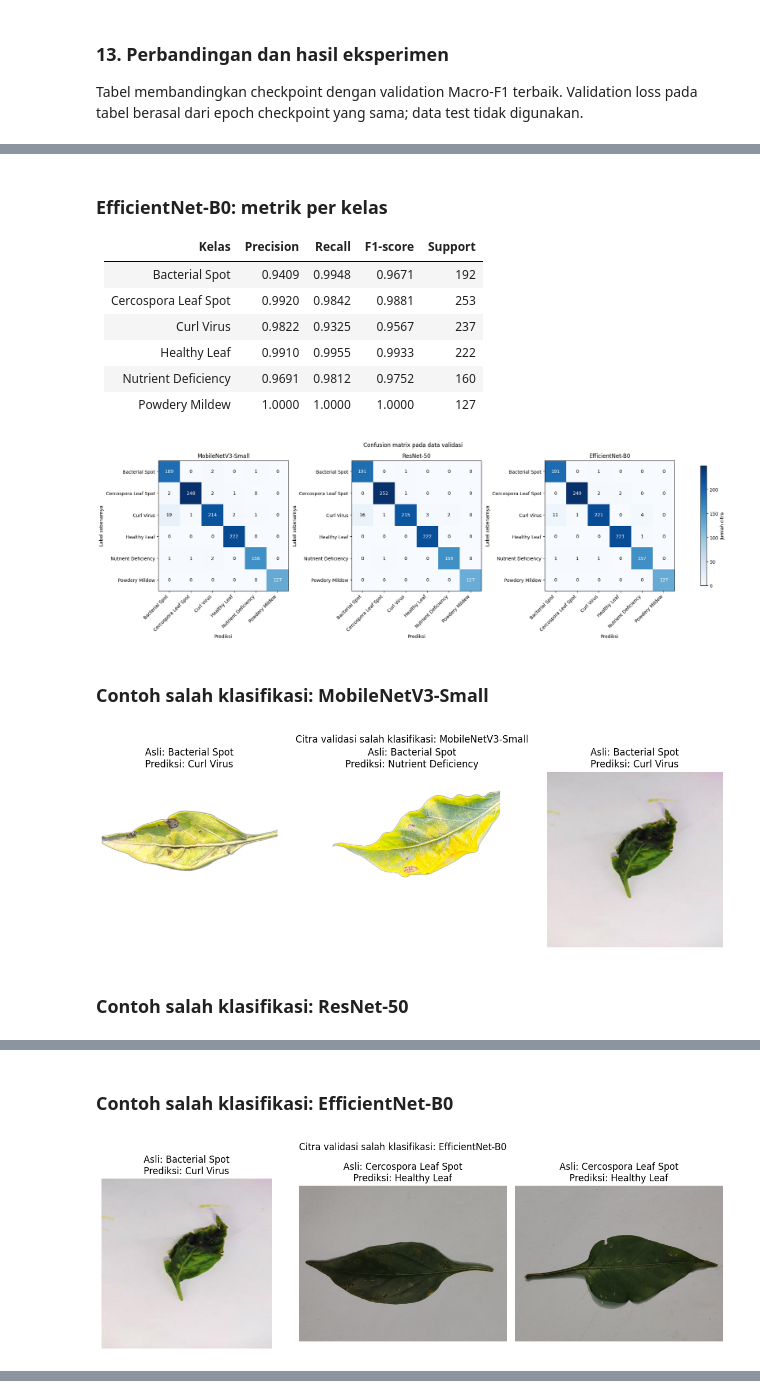
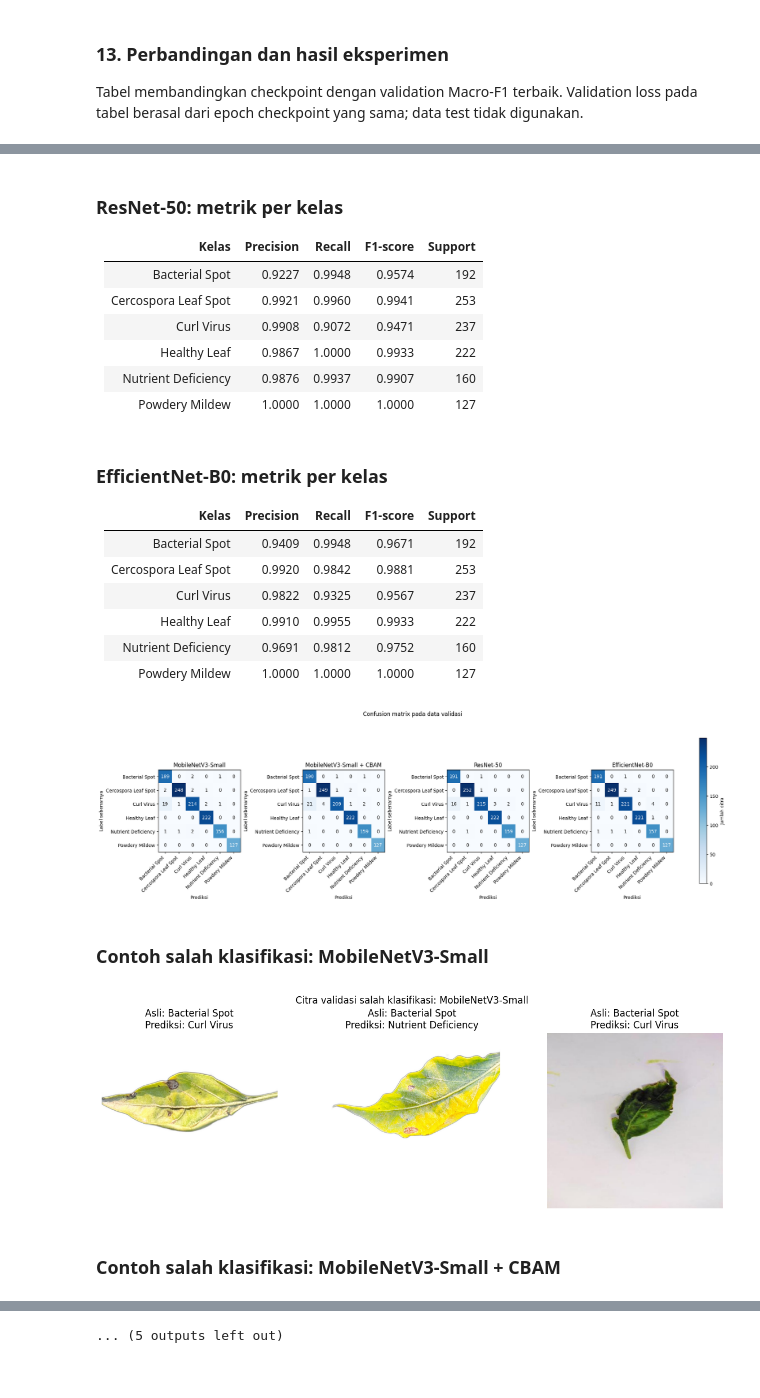
Before and after one commit to Mingoming/Deep-Learning-Cabai, a Jupyter notebook: Klasifikasi_Daun_Cabai.ipynb, the cells around one changed output, grey strips where cells are left out. Saved outputs shown, nothing was run; the diff lists cells and outputs as text; code cells hidden in the pictures.

Commit message:
feat: add MobileNetV3-Small CBAM experiment and evaluation

```diff
--- a/Klasifikasi_Daun_Cabai.ipynb
+++ b/Klasifikasi_Daun_Cabai.ipynb
@@ -133,10 +133,12 @@ Semua citra menjadi RGB 224 x 224 dan dinormalisasi memakai mean/std bobot Mobil
 # %%
 MODEL_WEIGHTS = {
     "MobileNetV3-Small": MobileNet_V3_Small_Weights.IMAGENET1K_V1,
+    "MobileNetV3-Small + CBAM": MobileNet_V3_Small_Weights.IMAGENET1K_V1,
     "ResNet-50": ResNet50_Weights.IMAGENET1K_V2,
     "EfficientNet-B0": EfficientNet_B0_Weights.IMAGENET1K_V1,
 }
 MODEL_SLUGS = {
+    "MobileNetV3-Small + CBAM": "mobilenet_v3_small_cbam",
     "ResNet-50": "resnet50",
     "EfficientNet-B0": "efficientnet_b0",
 }
@@ -664,6 +837,9 @@ def latest_completed_run(model_slug):
 
 experiment_dirs = {
     "MobileNetV3-Small": RUNS_DIR / f"mobilenet_v3_small_seed_{PILOT_SEED}",
+    "MobileNetV3-Small + CBAM": latest_completed_run(
+        MODEL_SLUGS["MobileNetV3-Small + CBAM"]
+    ),
     "ResNet-50": latest_completed_run(MODEL_SLUGS["ResNet-50"]),
     "EfficientNet-B0": latest_completed_run(MODEL_SLUGS["EfficientNet-B0"]),
 }
@@ -713,7 +889,7 @@ comparison_rows.extend(
     f"{result['config']['training_duration_seconds'] / 60:.1f} |"
     for result in comparison
 )
-display(Markdown("## Perbandingan tiga model" + chr(10) * 2 + chr(10).join(comparison_rows)))
+display(Markdown("## Perbandingan empat model" + chr(10) * 2 + chr(10).join(comparison_rows)))
 
 for result in comparison:
     architecture = result["architecture"]
@@ -821,5 +1020,5 @@ Waktu inferensi memakai 5 batch warm-up, lalu median 3 pass atas tensor validasi
 # %%
-evaluation_order = ("MobileNetV3-Small", "ResNet-50", "EfficientNet-B0")
+evaluation_order = ("MobileNetV3-Small", "MobileNetV3-Small + CBAM", "ResNet-50", "EfficientNet-B0")
 validation_batches = list(loaders["validation"])
 validation_rows = loaders["validation"].dataset.rows
 validation_targets = torch.cat([labels for _, labels in validation_batches])
@@ -1036,5 +1235,42 @@ display(Markdown(
     "- Confusion matrix dan contoh kesalahan di atas hanya berasal dari subset validation. "
     "Test set tetap belum digunakan."
 ))
+
+baseline_result = experiment_results["MobileNetV3-Small"]
+cbam_result = experiment_results["MobileNetV3-Small + CBAM"]
+baseline_metrics = baseline_result["validation_metrics"]
+cbam_metrics = cbam_result["validation_metrics"]
+validation_count = len(validation_rows)
+baseline_latency_ms = baseline_result["inference_seconds"] * 1000 / validation_count
+cbam_latency_ms = cbam_result["inference_seconds"] * 1000 / validation_count
+macro_f1_delta = cbam_metrics["macro_f1"] - baseline_metrics["macro_f1"]
+latency_delta_ms = cbam_latency_ms - baseline_latency_ms
+latency_delta_percent = latency_delta_ms / baseline_latency_ms * 100
+parameter_delta = cbam_result["parameter_count"] - baseline_result["parameter_count"]
+parameter_delta_percent = parameter_delta / baseline_result["parameter_count"] * 100
+checkpoint_delta_mib = cbam_result["checkpoint_size_mib"] - baseline_result["checkpoint_size_mib"]
+training_delta_minutes = (
+    cbam_result["config"]["training_duration_seconds"]
+    - baseline_result["config"]["training_duration_seconds"]
+) / 60
+cbam_rows = [
+    "| Aspek | MobileNetV3-Small | MobileNetV3-Small + CBAM | Selisih |",
+    "|---|---:|---:|---:|",
+    f"| Accuracy | {baseline_metrics['accuracy']:.4f} | {cbam_metrics['accuracy']:.4f} | {cbam_metrics['accuracy'] - baseline_metrics['accuracy']:+.4f} |",
+    f"| Macro-Precision | {baseline_metrics['macro_precision']:.4f} | {cbam_metrics['macro_precision']:.4f} | {cbam_metrics['macro_precision'] - baseline_metrics['macro_precision']:+.4f} |",
+    f"| Macro-Recall | {baseline_metrics['macro_recall']:.4f} | {cbam_metrics['macro_recall']:.4f} | {cbam_metrics['macro_recall'] - baseline_metrics['macro_recall']:+.4f} |",
+    f"| Macro-F1 validasi | {baseline_metrics['macro_f1']:.4f} | {cbam_metrics['macro_f1']:.4f} | {macro_f1_delta:+.4f} ({macro_f1_delta * 100:+.3f} poin persentase) |",
+    f"| Validation loss checkpoint terbaik | {baseline_result['best_row']['validation_loss']:.4f} | {cbam_result['best_row']['validation_loss']:.4f} | {cbam_result['best_row']['validation_loss'] - baseline_result['best_row']['validation_loss']:+.4f} |",
+    f"| Parameter | {baseline_result['parameter_count']:,} | {cbam_result['parameter_count']:,} | +{parameter_delta:,} ({parameter_delta_percent:.2f}%) |",
+    f"| Ukuran checkpoint (MiB) | {baseline_result['checkpoint_size_mib']:.2f} | {cbam_result['checkpoint_size_mib']:.2f} | {checkpoint_delta_mib:+.2f} |",
+    f"| Median inferensi (ms/citra) | {baseline_latency_ms:.3f} | {cbam_latency_ms:.3f} | {latency_delta_ms:+.3f} ({latency_delta_percent:+.1f}%) |",
+    f"| Durasi training (menit) | {baseline_result['config']['training_duration_seconds'] / 60:.2f} | {cbam_result['config']['training_duration_seconds'] / 60:.2f} | {training_delta_minutes:+.2f} |",
+]
+display(Markdown(
+    "### Analisis MobileNetV3-Small vs CBAM\n\n"
+    + chr(10).join(cbam_rows)
+    + "\n\nPada seed 42, CBAM menambah 41.570 parameter dan memperpanjang median inferensi pada pengukuran ini. Selisih Macro-F1 hanya sekitar "
+    + f"{macro_f1_delta * 100:.3f} poin persentase. Hasil satu seed dan satu validation split ini bersifat deskriptif; hasilnya belum menunjukkan peningkatan yang konsisten di luar split tersebut. Test set tetap belum digunakan."
+))
 # %% [output]
 MobileNetV3-Small: Macro-F1 evaluasi 0.972502; history 0.972502; selisih 0.00e+00
@@ -1069,15 +1307,25 @@ EfficientNet-B0: Macro-F1 evaluasi 0.980051; history 0.980051; selisih 0.00e+00
 | Powdery Mildew | 1.0000 | 1.0000 | 1.0000 | 127 |
-### EfficientNet-B0: metrik per kelas
+### ResNet-50: metrik per kelas
 
 | Kelas | Precision | Recall | F1-score | Support |
 |---|---:|---:|---:|---:|
-| Bacterial Spot | 0.9409 | 0.9948 | 0.9671 | 192 |
-| Cercospora Leaf Spot | 0.9920 | 0.9842 | 0.9881 | 253 |
-| Curl Virus | 0.9822 | 0.9325 | 0.9567 | 237 |
-| Healthy Leaf | 0.9910 | 0.9955 | 0.9933 | 222 |
-| Nutrient Deficiency | 0.9691 | 0.9812 | 0.9752 | 160 |
+| Bacterial Spot | 0.9227 | 0.9948 | 0.9574 | 192 |
+| Cercospora Leaf Spot | 0.9921 | 0.9960 | 0.9941 | 253 |
+| Curl Virus | 0.9908 | 0.9072 | 0.9471 | 237 |
+| Healthy Leaf | 0.9867 | 1.0000 | 0.9933 | 222 |
+| Nutrient Deficiency | 0.9876 | 0.9937 | 0.9907 | 160 |
 | Powdery Mildew | 1.0000 | 1.0000 | 1.0000 | 127 |
+### EfficientNet-B0: metrik per kelas
+
+| Kelas | Precision | Recall | F1-score | Support |
+|---|---:|---:|---:|---:|
+| Bacterial Spot | 0.9409 | 0.9948 | 0.9671 | 192 |
+| Cercospora Leaf Spot | 0.9920 | 0.9842 | 0.9881 | 253 |
+| Curl Virus | 0.9822 | 0.9325 | 0.9567 | 237 |
+| Healthy Leaf | 0.9910 | 0.9955 | 0.9933 | 222 |
+| Nutrient Deficiency | 0.9691 | 0.9812 | 0.9752 | 160 |
+| Powdery Mildew | 1.0000 | 1.0000 | 1.0000 | 127 |
-[figure, old version]
+[figure, new version]
-### Contoh salah klasifikasi: MobileNetV3-Small
+### Contoh salah klasifikasi: MobileNetV3-Small
 [figure]
-### Contoh salah klasifikasi: ResNet-50
+### Contoh salah klasifikasi: MobileNetV3-Small + CBAM
@@ -1085,2 +1332,0 @@ EfficientNet-B0: Macro-F1 evaluasi 0.980051; history 0.980051; selisih 0.00e+00
-### Contoh salah klasifikasi: EfficientNet-B0
-[figure, removed]
@@ -1092,0 +1334 @@ EfficientNet-B0: Macro-F1 evaluasi 0.980051; history 0.980051; selisih 0.00e+00
+... (5 outputs left out)
```
Also changed, not shown: parts of 9 cells of this notebook, 4 other files.
